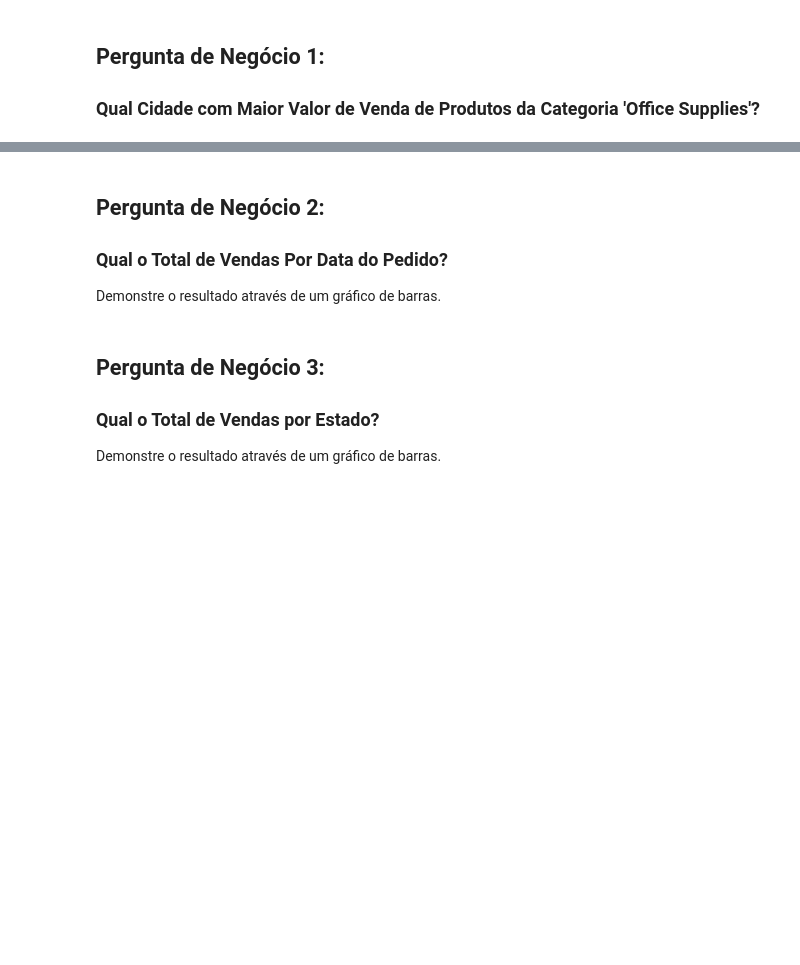
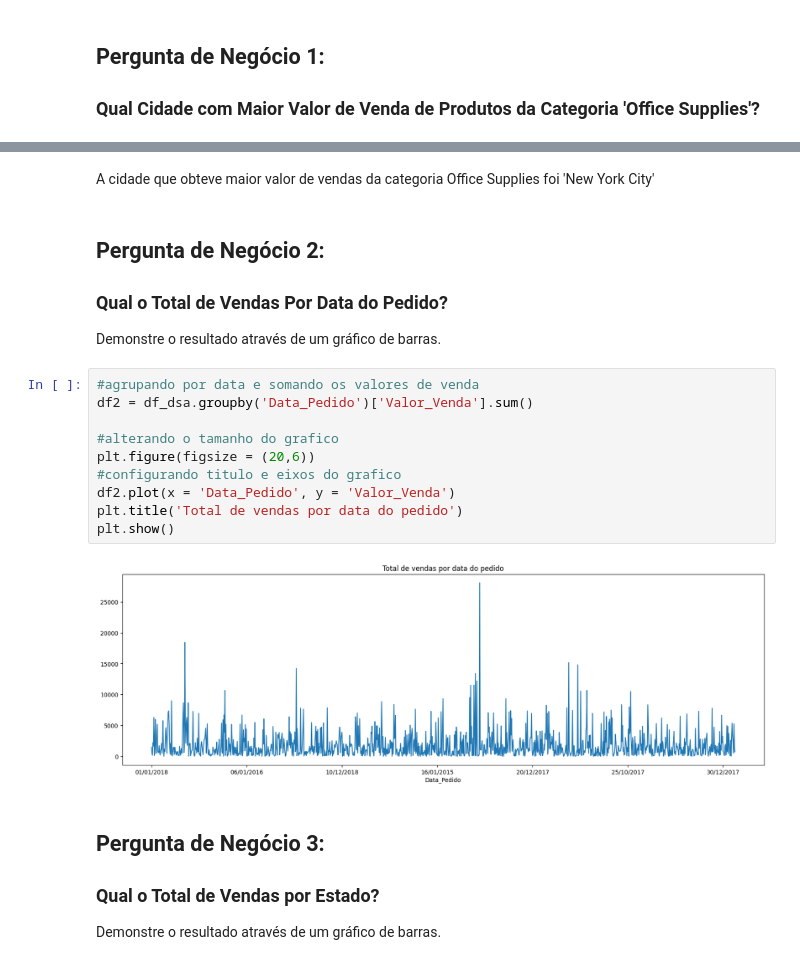
Before and after one commit to lucasqueiros/dsa, a Jupyter notebook: Cap13 - Projeto 2/Projeto2-Perguntas.ipynb, the cells around one changed output, grey strips where cells are left out. Saved outputs shown, nothing was run; the diff lists cells and outputs as text; blank space fills up the shorter version.

```diff
--- a/Cap13 - Projeto 2/Projeto2-Perguntas.ipynb
+++ b/Cap13 - Projeto 2/Projeto2-Perguntas.ipynb
@@ -126,9 +151,23 @@ df_dsa.head()
+# %% [markdown]
+A cidade que obteve maior valor de vendas da categoria Office Supplies foi 'New York City'
 # %% [markdown]
 ## Pergunta de Negócio 2:
 
 ### Qual o Total de Vendas Por Data do Pedido?
 
 Demonstre o resultado através de um gráfico de barras.
+# %%
+#agrupando por data e somando os valores de venda
+df2 = df_dsa.groupby('Data_Pedido')['Valor_Venda'].sum()
+
+#alterando o tamanho do grafico
+plt.figure(figsize = (20,6))
+#configurando titulo e eixos do grafico
+df2.plot(x = 'Data_Pedido', y = 'Valor_Venda')
+plt.title('Total de vendas por data do pedido')
+plt.show()
+# %% [output]
+[figure, added]
 # %% [markdown]
 ## Pergunta de Negócio 3:
 
```
Also changed, not shown: parts of 8 cells of this notebook.
